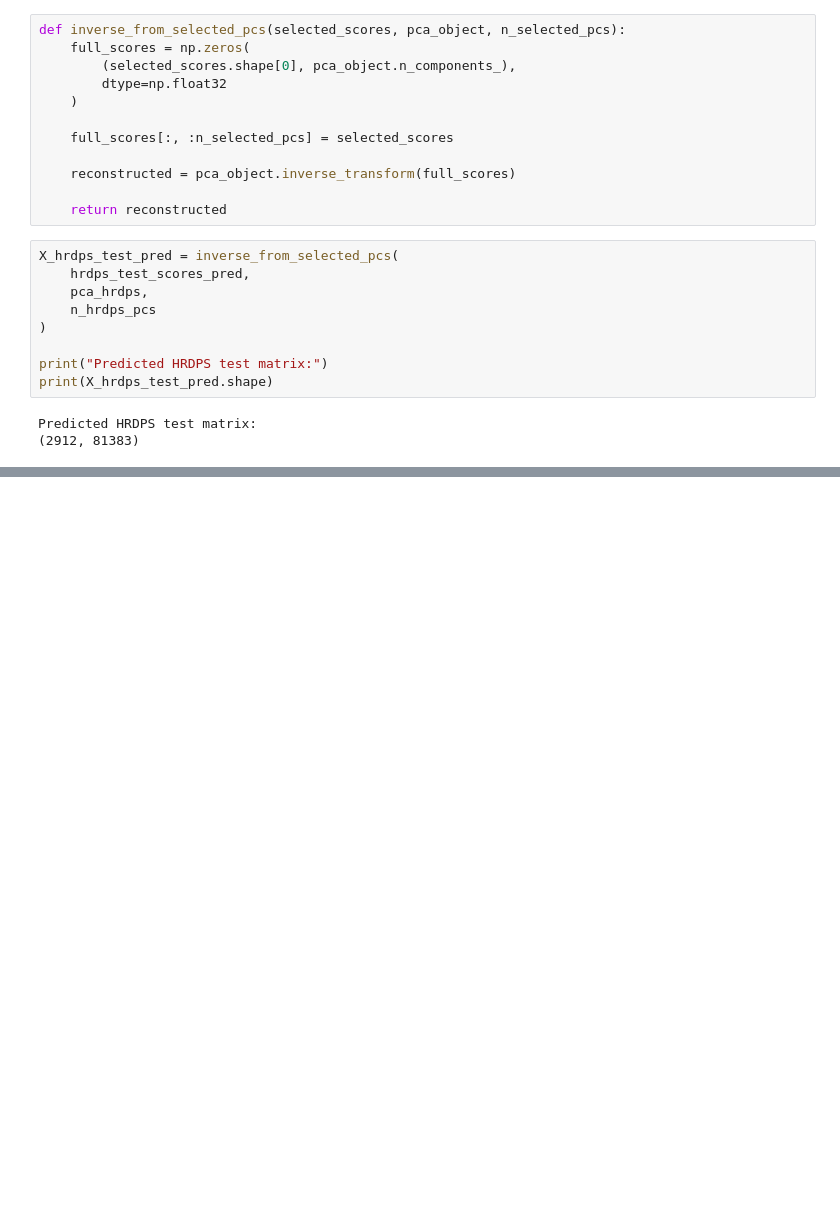
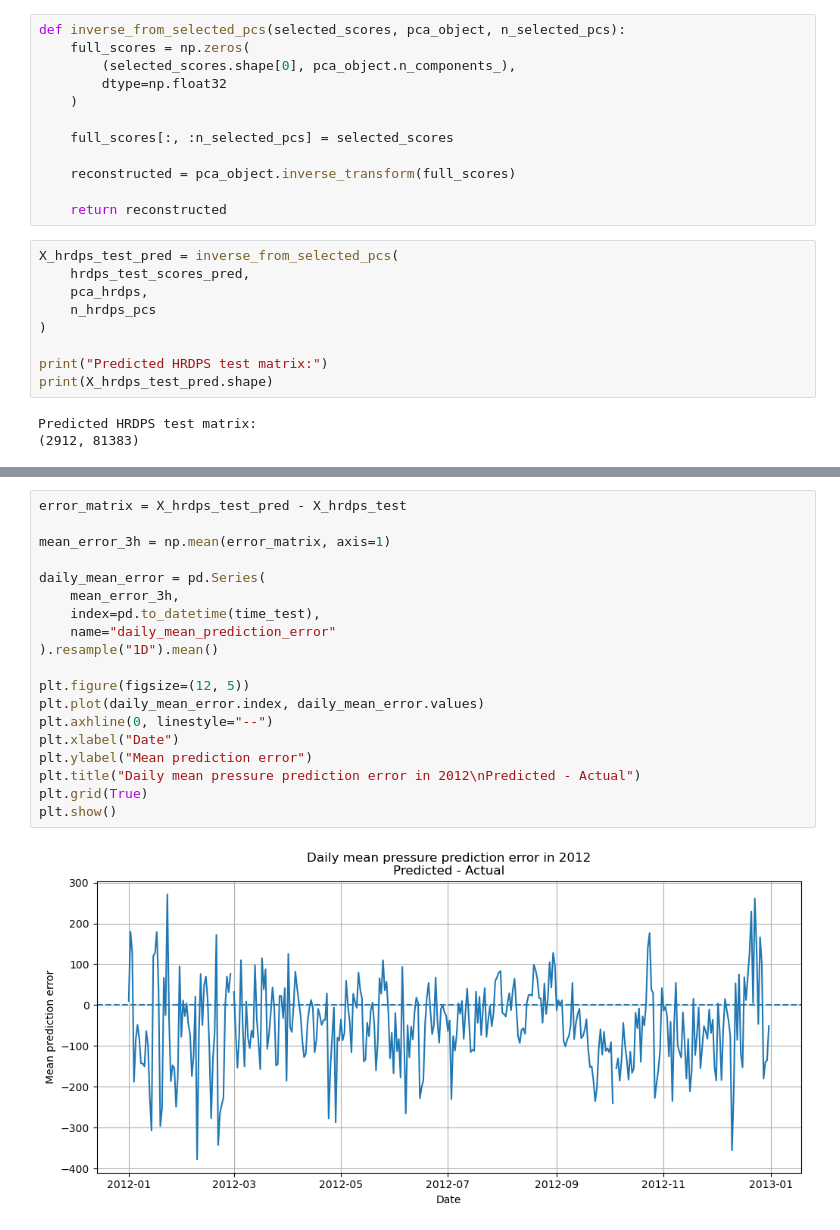
Before and after one commit to SalishSeaCast/analysis-dishika, a Jupyter notebook: notebooks/pressure_more_data.ipynb, the cells around one changed output, grey strips where cells are left out. Drawn from its saved outputs; the diff is of its cells as text; blank space fills up the shorter version.

```diff
--- a/notebooks/pressure_more_data.ipynb
+++ b/notebooks/pressure_more_data.ipynb
@@ -963,0 +844,21 @@ plt.show()
+# %%
+error_matrix = X_hrdps_test_pred - X_hrdps_test
+
+mean_error_3h = np.mean(error_matrix, axis=1)
+
+daily_mean_error = pd.Series(
+    mean_error_3h,
+    index=pd.to_datetime(time_test),
+    name="daily_mean_prediction_error"
+).resample("1D").mean()
+
+plt.figure(figsize=(12, 5))
+plt.plot(daily_mean_error.index, daily_mean_error.values)
+plt.axhline(0, linestyle="--")
+plt.xlabel("Date")
+plt.ylabel("Mean prediction error")
+plt.title("Daily mean pressure prediction error in 2012\nPredicted - Actual")
+plt.grid(True)
+plt.show()
+# %% [output]
+[figure, added]
```
Also changed, not shown: parts of 33 cells of this notebook.
